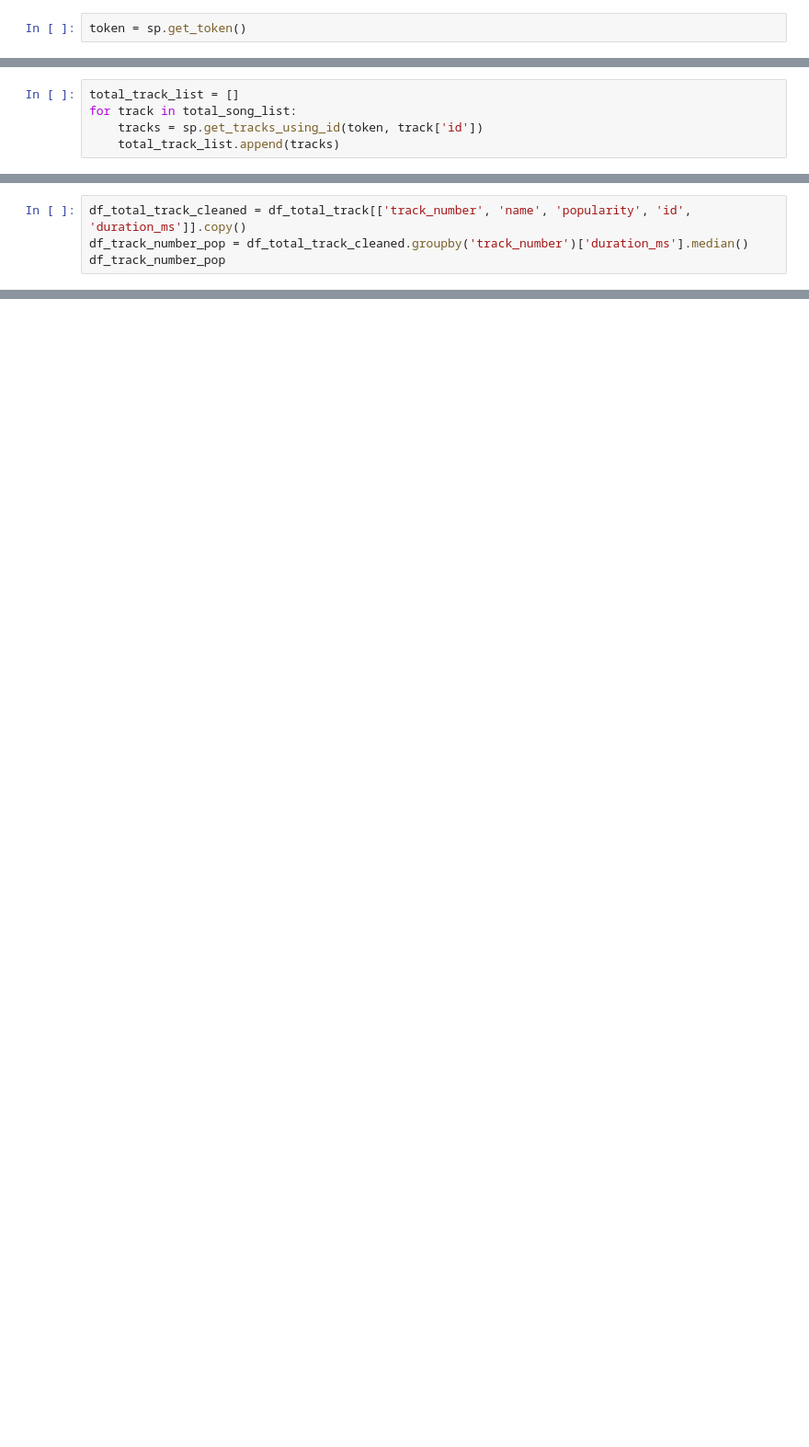
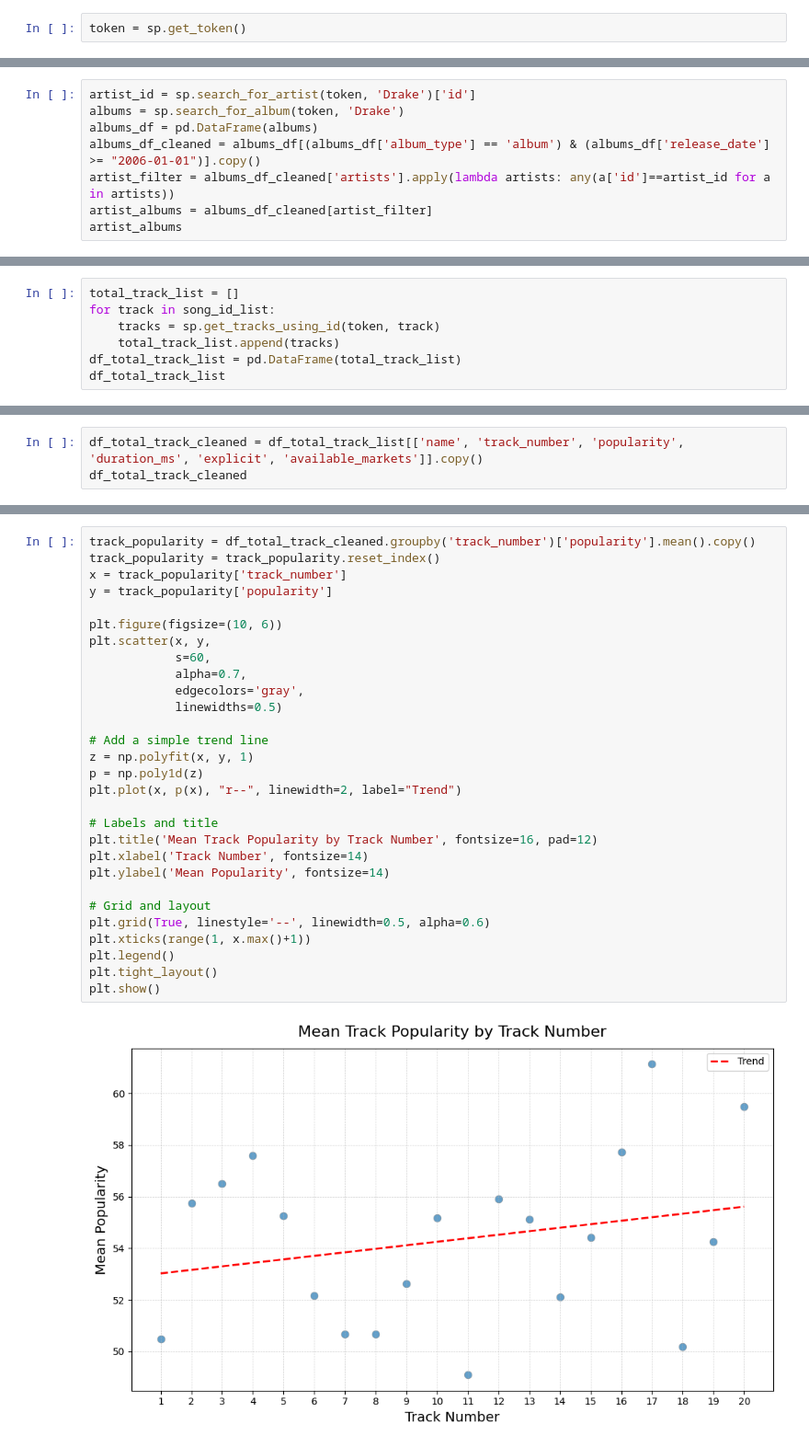
Before and after one commit to schao021/Spotify_Analysis, a Jupyter notebook: spotify_analysis.ipynb, the cells around one changed output, grey strips where cells are left out. Shown at 92% size. Drawn from its saved outputs; the diff is of its cells as text; blank space fills up the shorter version.

Commit message:
Completed Mean Track Popularity Analysis

```diff
--- a/spotify_analysis.ipynb
+++ b/spotify_analysis.ipynb
@@ -92,0 +21,8 @@ df_total_song
+# %%
+artist_id = sp.search_for_artist(token, 'Drake')['id']
+albums = sp.search_for_album(token, 'Drake')
+albums_df = pd.DataFrame(albums)
+albums_df_cleaned = albums_df[(albums_df['album_type'] == 'album') & (albums_df['release_date'] >= "2006-01-01")].copy()
+artist_filter = albums_df_cleaned['artists'].apply(lambda artists: any(a['id']==artist_id for a in artists))
+artist_albums = albums_df_cleaned[artist_filter]
+artist_albums
@@ -93,5 +70,7 @@ df_total_song
 # %%
 total_track_list = []
-for track in total_song_list:
-    tracks = sp.get_tracks_using_id(token, track['id'])
+for track in song_id_list:
+    tracks = sp.get_tracks_using_id(token, track)
     total_track_list.append(tracks)
+df_total_track_list = pd.DataFrame(total_track_list)
+df_total_track_list
@@ -119,5 +91,4 @@ df_total_track.head(25)
 # %%
-df_total_track_cleaned = df_total_track[['track_number', 'name', 'popularity', 'id', 'duration_ms']].copy()
-df_track_number_pop = df_total_track_cleaned.groupby('track_number')['duration_ms'].median()
-df_track_number_pop
+df_total_track_cleaned = df_total_track_list[['name', 'track_number', 'popularity', 'duration_ms', 'explicit', 'available_markets']].copy()
+df_total_track_cleaned
 # %% [output]
@@ -145,0 +108,31 @@ plt.show()
+# %%
+track_popularity = df_total_track_cleaned.groupby('track_number')['popularity'].mean().copy()
+track_popularity = track_popularity.reset_index()
+x = track_popularity['track_number']
+y = track_popularity['popularity']
+
+plt.figure(figsize=(10, 6))
+plt.scatter(x, y,
+            s=60,
+            alpha=0.7,
+            edgecolors='gray',
+            linewidths=0.5)
+
+# Add a simple trend line
+z = np.polyfit(x, y, 1)
+p = np.poly1d(z)
+plt.plot(x, p(x), "r--", linewidth=2, label="Trend")
+
+# Labels and title
+plt.title('Mean Track Popularity by Track Number', fontsize=16, pad=12)
+plt.xlabel('Track Number', fontsize=14)
+plt.ylabel('Mean Popularity', fontsize=14)
+
+# Grid and layout
+plt.grid(True, linestyle='--', linewidth=0.5, alpha=0.6)
+plt.xticks(range(1, x.max()+1))
+plt.legend()
+plt.tight_layout()
+plt.show()
+# %% [output]
+[figure, added]
```
Also changed, not shown: parts of 14 cells of this notebook, 1 other file.
